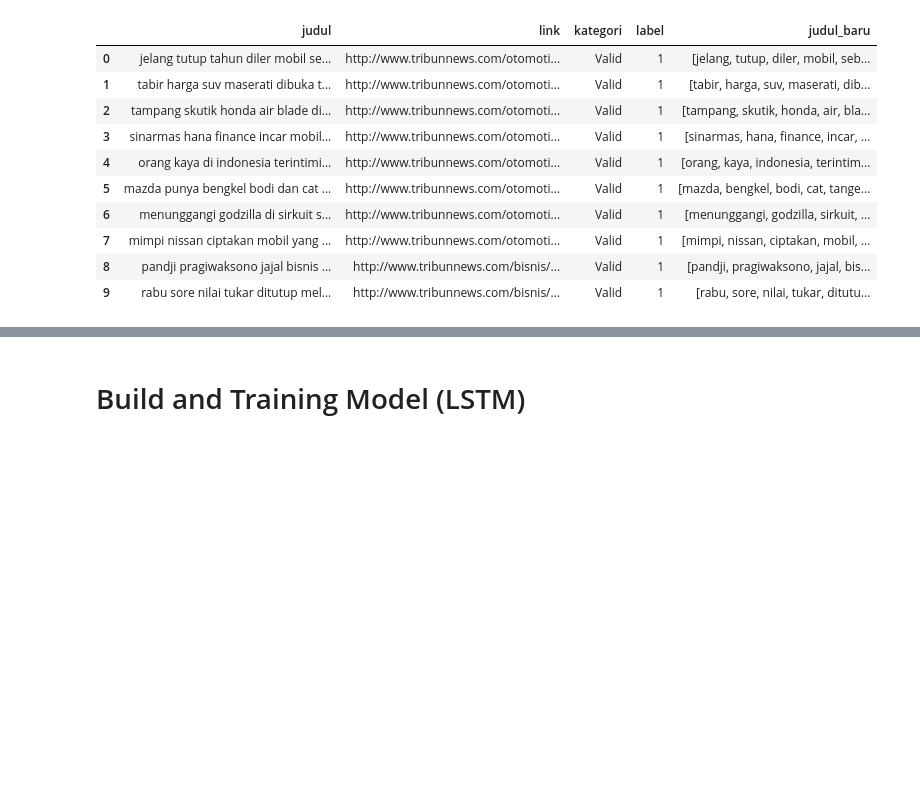
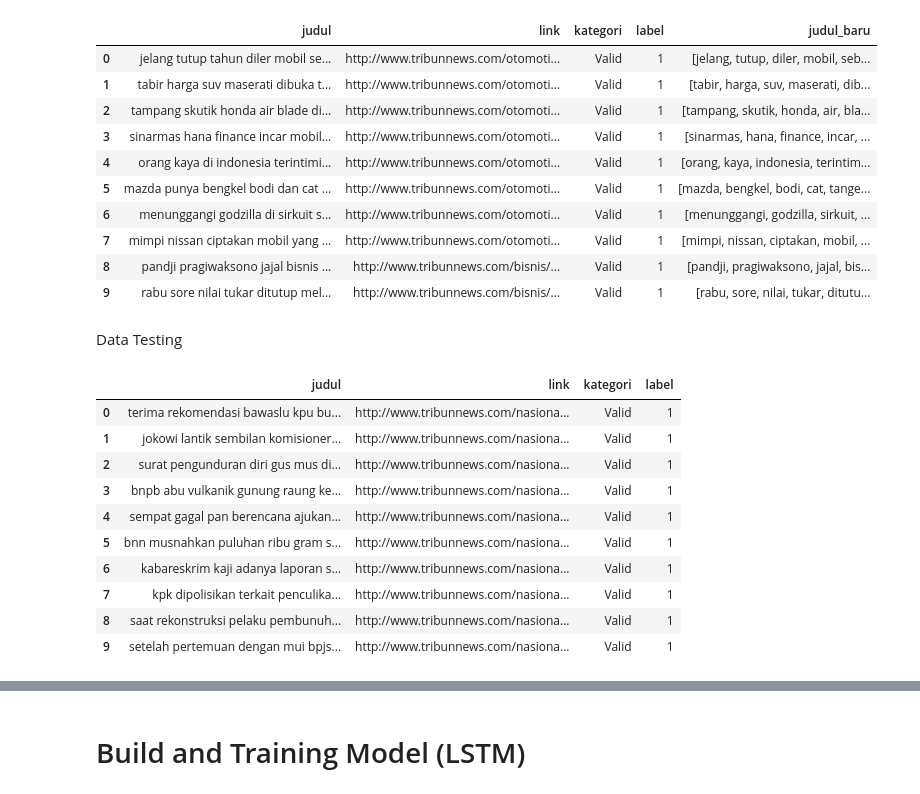
Before and after one commit to FakeNews-Detector/FakeNews-Classification, a Jupyter notebook: src/Fake_News_Detector.ipynb, the cells around one changed output, grey strips where cells are left out. Drawn from its saved outputs; the diff is of its cells as text; code cells hidden in the pictures; blank space fills up the shorter version.

```diff
--- a/src/Fake_News_Detector.ipynb
+++ b/src/Fake_News_Detector.ipynb
@@ -379,3 +422,26 @@ df.head(10)
 | 7 | mimpi nissan ciptakan mobil yang ... | http://www.tribunnews.com/otomoti... | Valid | 1 | [mimpi, nissan, ciptakan, mobil, ... |
 | 8 | pandji pragiwaksono jajal bisnis ... | http://www.tribunnews.com/bisnis/... | Valid | 1 | [pandji, pragiwaksono, jajal, bis... |
 | 9 | rabu sore nilai tukar ditutup mel... | http://www.tribunnews.com/bisnis/... | Valid | 1 | [rabu, sore, nilai, tukar, ditutu... |
+# %% [markdown]
+Data Testing
+# %%
+#remove punctuation
+punc = '''!()-[]{};:'"\,<>./?@#$%^&*_~'''
+def remove_punctuation(text):
+    no_punct = "".join([i for i in text if i not in punc])
+    return no_punct
+
+clean_data_testing['judul'] = clean_data_testing['judul'].apply(lambda x: remove_punctuation(x))
+clean_data_testing.head(10)
+# %% [output]
+|  | judul | link | kategori | label |
+| 0 | terima rekomendasi bawaslu kpu bu... | http://www.tribunnews.com/nasiona... | Valid | 1 |
+| 1 | jokowi lantik sembilan komisioner... | http://www.tribunnews.com/nasiona... | Valid | 1 |
+| 2 | surat pengunduran diri gus mus di... | http://www.tribunnews.com/nasiona... | Valid | 1 |
+| 3 | bnpb abu vulkanik gunung raung ke... | http://www.tribunnews.com/nasiona... | Valid | 1 |
+| 4 | sempat gagal pan berencana ajukan... | http://www.tribunnews.com/nasiona... | Valid | 1 |
+| 5 | bnn musnahkan puluhan ribu gram s... | http://www.tribunnews.com/nasiona... | Valid | 1 |
+| 6 | kabareskrim kaji adanya laporan s... | http://www.tribunnews.com/nasiona... | Valid | 1 |
+| 7 | kpk dipolisikan terkait penculika... | http://www.tribunnews.com/nasiona... | Valid | 1 |
+| 8 | saat rekonstruksi pelaku pembunuh... | http://www.tribunnews.com/nasiona... | Valid | 1 |
+| 9 | setelah pertemuan dengan mui bpjs... | http://www.tribunnews.com/nasiona... | Valid | 1 |
```
Also changed, not shown: parts of 36 cells of this notebook, 12 other files.
